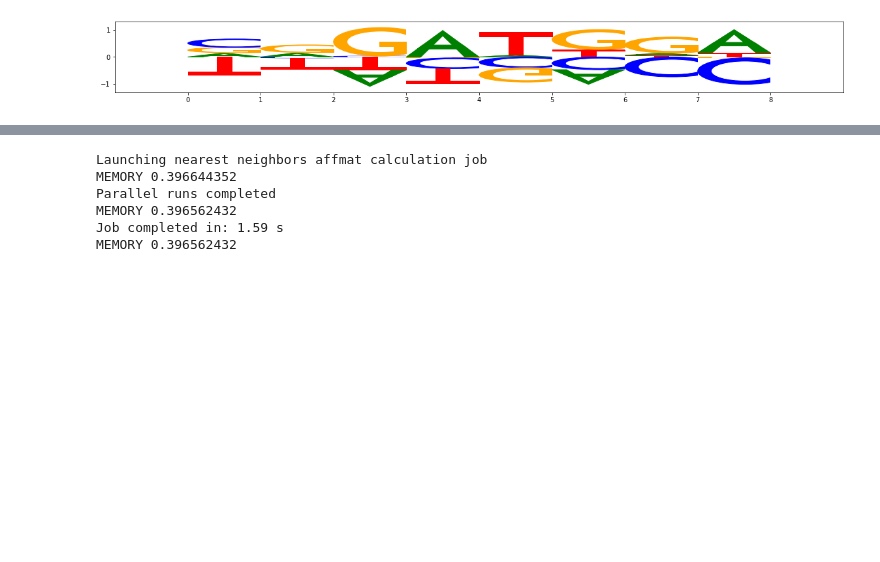
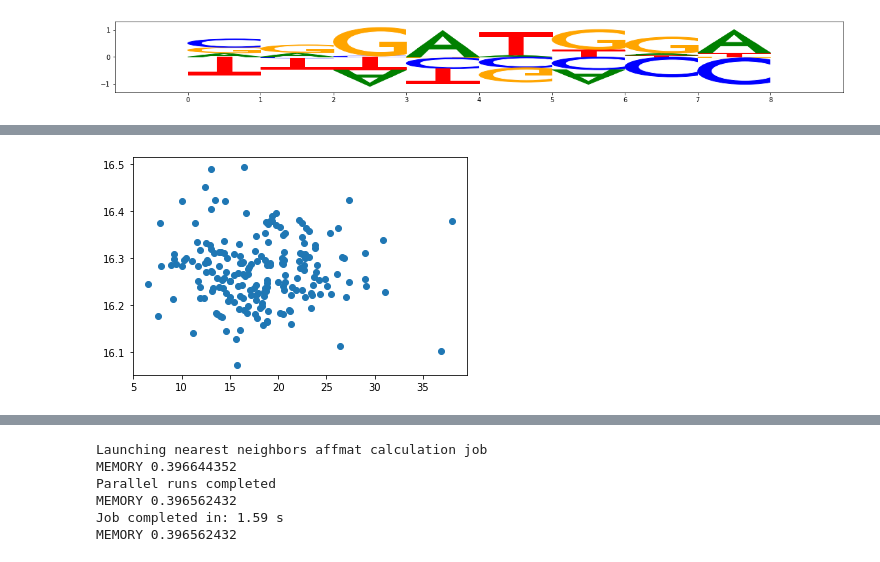
Before and after one commit to AvantiShri/colab_notebooks, a Jupyter notebook: misc_examples/SimulateImpScores.ipynb, the cells around one changed output, grey strips where cells are left out. Saved outputs shown, nothing was run; the diff lists cells and outputs as text; code cells hidden in the pictures; blank space fills up the shorter version.

Commit message:
struggling to get a DL model to learn

```diff
--- a/misc_examples/SimulateImpScores.ipynb
+++ b/misc_examples/SimulateImpScores.ipynb
@@ -384,0 +413,26 @@ from modisco.visualization import viz_sequence
+# %%
+
+import numpy as np
+np.random.seed(1234)
+import tensorflow as tf
+tf.set_random_seed(1234)
+
+model = keras.models.Sequential()
+NUM_FILT = 15
+model.add(keras.layers.Conv1D(filters=3*NUM_FILT, kernel_size=10,
+                                    strides=1, padding='same', input_shape=(300,4)))
+model.add(keras.layers.Activation('sigmoid'))
+model.add(keras.layers.Conv1D(filters=NUM_FILT, kernel_size=1,
+                                    strides=1, padding='same'))
+model.add(keras.layers.Conv1D(filters=1, kernel_size=1,
+                                    strides=1, padding='same'))
+model.add(keras.layers.Activation('exponential'))
+model.add(keras.layers.GlobalAveragePooling1D())
+model.add(keras.layers.Dense(1))
+model.add(keras.layers.Activation('linear'))
+
+model.compile(optimizer='adam', loss='mse')
+model.fit(x=bg_onehot_seqs, y=np.sum(bg_actual_scores, axis=(1,2)),
+          epochs=100,
+          validation_data=(fg_onehot_seqs, np.sum(bg_actual_scores, axis=(1,2))),
+          callbacks=[keras.callbacks.EarlyStopping(restore_best_weights=True, patience=30)])
@@ -385,3 +458,8 @@ from modisco.visualization import viz_sequence
+# %%
+plt.scatter(np.sum(fg_actual_scores, axis=(1,2)), model.predict(fg_onehot_seqs))
+plt.show()
+# %% [output]
+[figure, added]
 # %%
 from modisco.core import SeqletCoordinates
 
```
Also changed, not shown: parts of 9 cells of this notebook.
